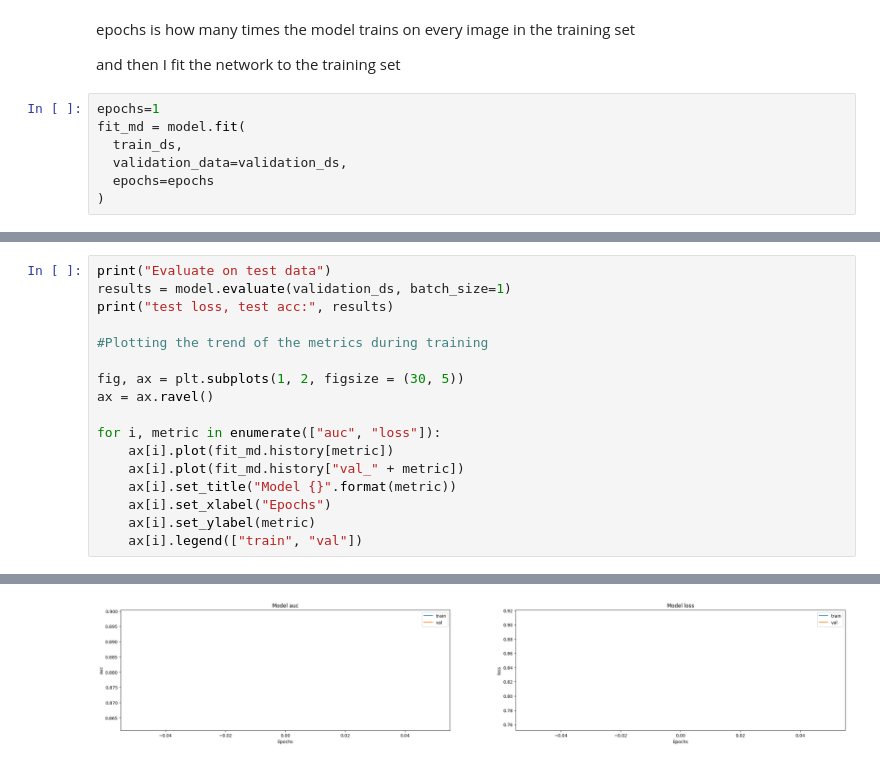
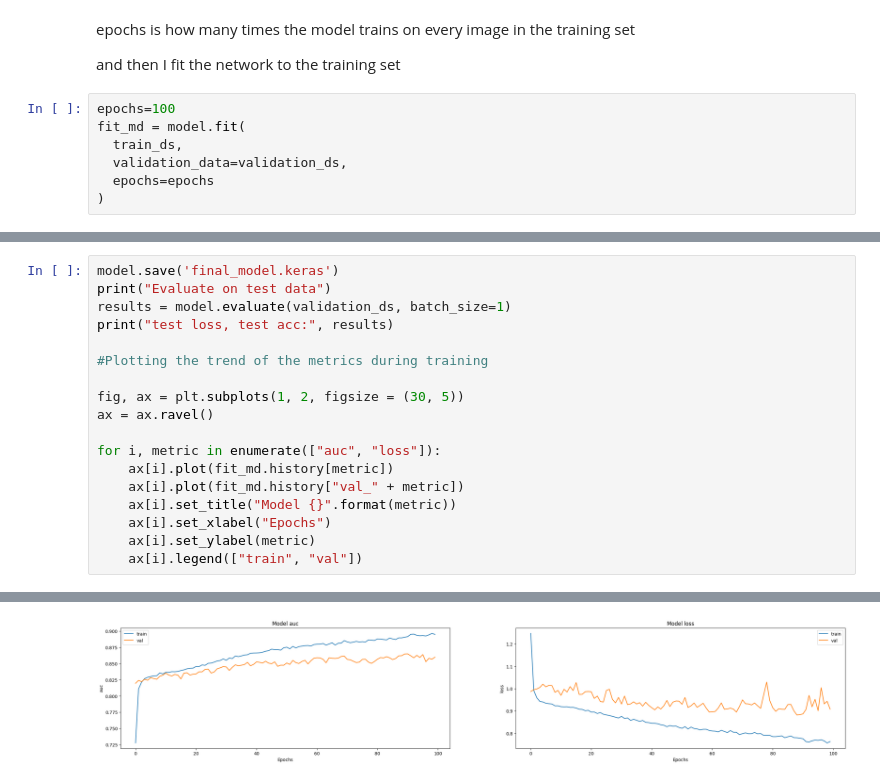
Before and after one commit to Asik007/BME240_ML, a Jupyter notebook: Test.ipynb, the cells around one changed output, grey strips where cells are left out. Cells and saved outputs as stored; diff of their text form.

```diff
--- a/Test.ipynb
+++ b/Test.ipynb
@@ -220,7 +243,7 @@ epochs is how many times the model trains on every image in the training set
 
 and then I fit the network to the training set
 # %%
-epochs=1
+epochs=100
 fit_md = model.fit(
   train_ds,
   validation_data=validation_ds,
@@ -231,4 +277,5 @@ fit_md = model.fit(
 # %%
+model.save('final_model.keras')
 print("Evaluate on test data")
 results = model.evaluate(validation_ds, batch_size=1)
 print("test loss, test acc:", results)
@@ -252 +299 @@ test loss, test acc: [0.9130821228027344, 0.8626651763916016, 0.6067240238189697
-[figure, old version]
+[figure, new version]
```
Also changed, not shown: parts of 5 cells of this notebook, 2 other files.
